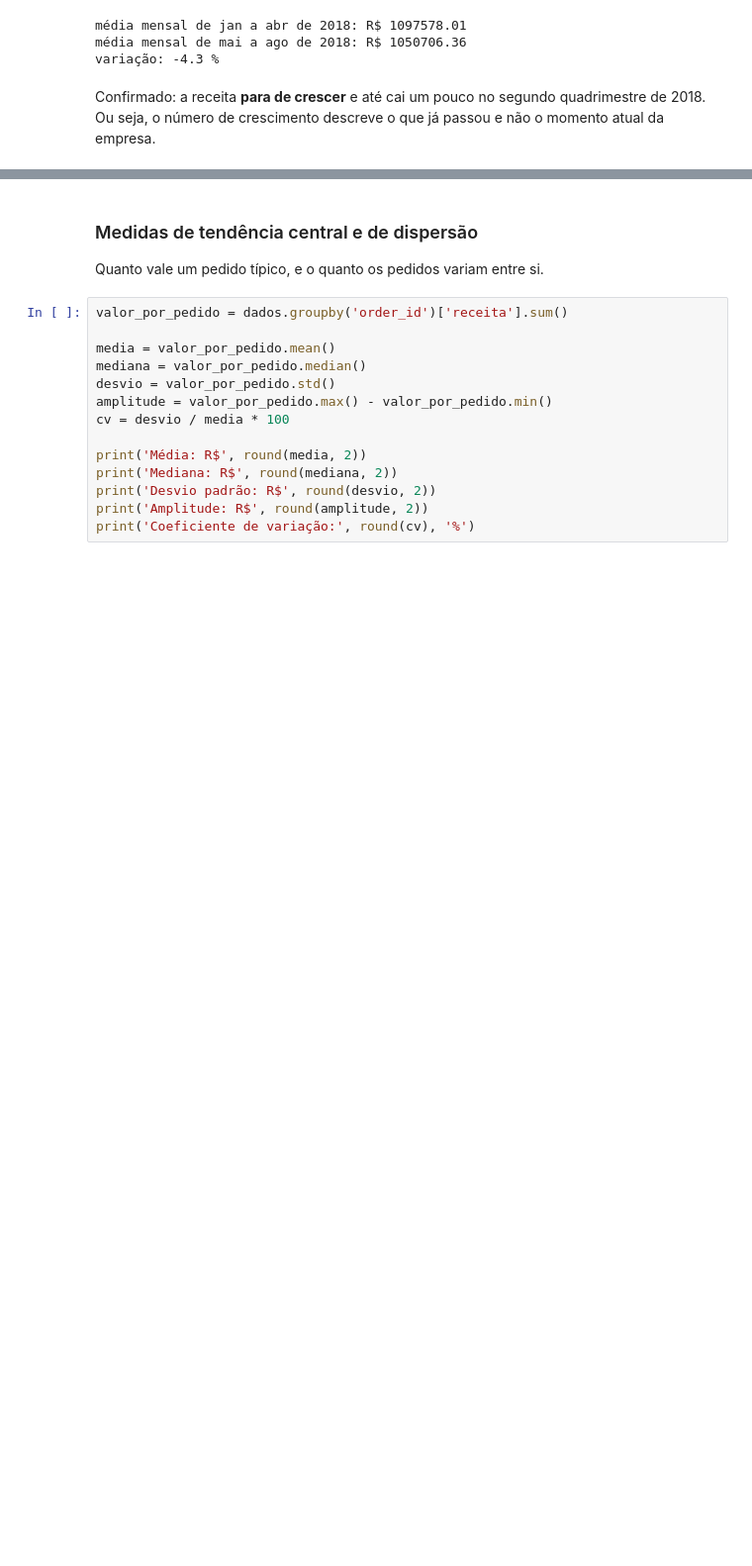
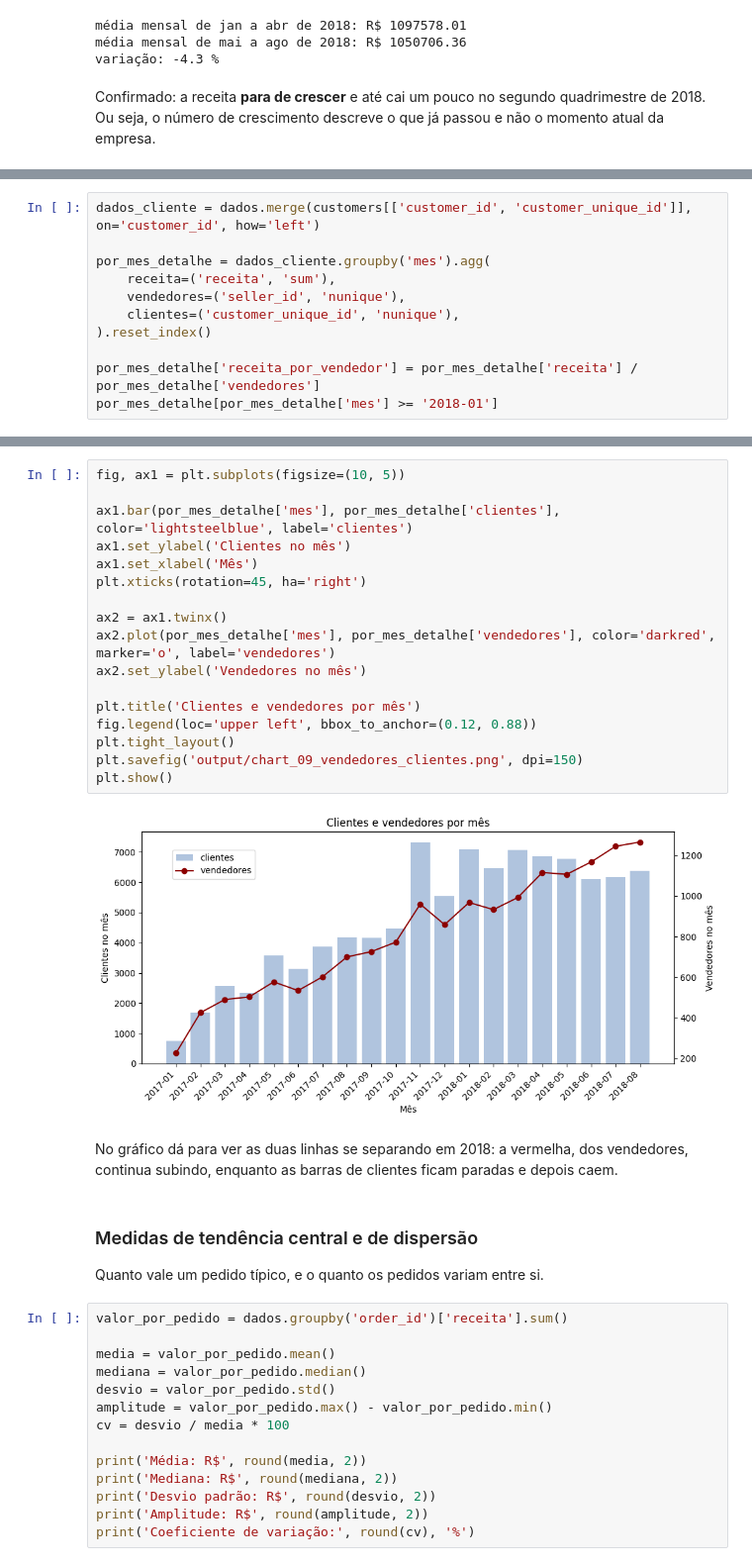
Before and after one commit to evanioac-web/tech-challenge-fase1-olist, a Jupyter notebook: notebooks/analise_crescimento_receita.ipynb, the cells around one changed output, grey strips where cells are left out. Shown at 99% size. Cells and saved outputs as stored; diff of their text form; blank space fills up the shorter version.

```diff
--- a/notebooks/analise_crescimento_receita.ipynb
+++ b/notebooks/analise_crescimento_receita.ipynb
@@ -494,0 +501,11 @@ o número de crescimento descreve o que já passou e não o momento atual da emp
+# %%
+dados_cliente = dados.merge(customers[['customer_id', 'customer_unique_id']], on='customer_id', how='left')
+
+por_mes_detalhe = dados_cliente.groupby('mes').agg(
+    receita=('receita', 'sum'),
+    vendedores=('seller_id', 'nunique'),
+    clientes=('customer_unique_id', 'nunique'),
+).reset_index()
+
+por_mes_detalhe['receita_por_vendedor'] = por_mes_detalhe['receita'] / por_mes_detalhe['vendedores']
+por_mes_detalhe[por_mes_detalhe['mes'] >= '2018-01']
@@ -495,3 +551,25 @@ o número de crescimento descreve o que já passou e não o momento atual da emp
+# %%
+fig, ax1 = plt.subplots(figsize=(10, 5))
+
+ax1.bar(por_mes_detalhe['mes'], por_mes_detalhe['clientes'], color='lightsteelblue', label='clientes')
+ax1.set_ylabel('Clientes no mês')
+ax1.set_xlabel('Mês')
+plt.xticks(rotation=45, ha='right')
+
+ax2 = ax1.twinx()
+ax2.plot(por_mes_detalhe['mes'], por_mes_detalhe['vendedores'], color='darkred', marker='o', label='vendedores')
+ax2.set_ylabel('Vendedores no mês')
+
+plt.title('Clientes e vendedores por mês')
+fig.legend(loc='upper left', bbox_to_anchor=(0.12, 0.88))
+plt.tight_layout()
+plt.savefig('output/chart_09_vendedores_clientes.png', dpi=150)
+plt.show()
+# %% [output]
+[figure, added]
+# %% [markdown]
+No gráfico dá para ver as duas linhas se separando em 2018: a vermelha, dos vendedores, continua subindo,
+enquanto as barras de clientes ficam paradas e depois caem.
 # %% [markdown]
 ### Medidas de tendência central e de dispersão
 
```
Also changed, not shown: parts of 7 cells of this notebook, 3 other files.
